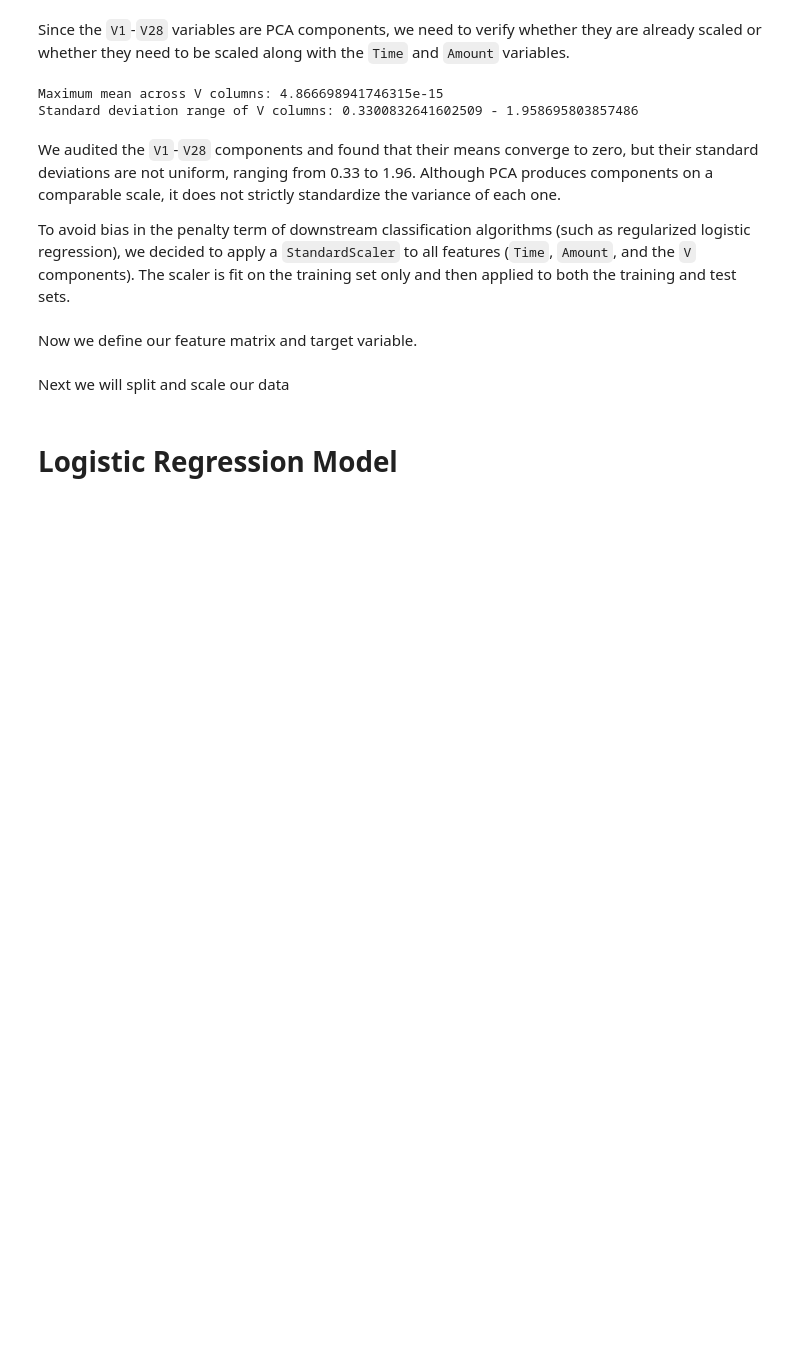
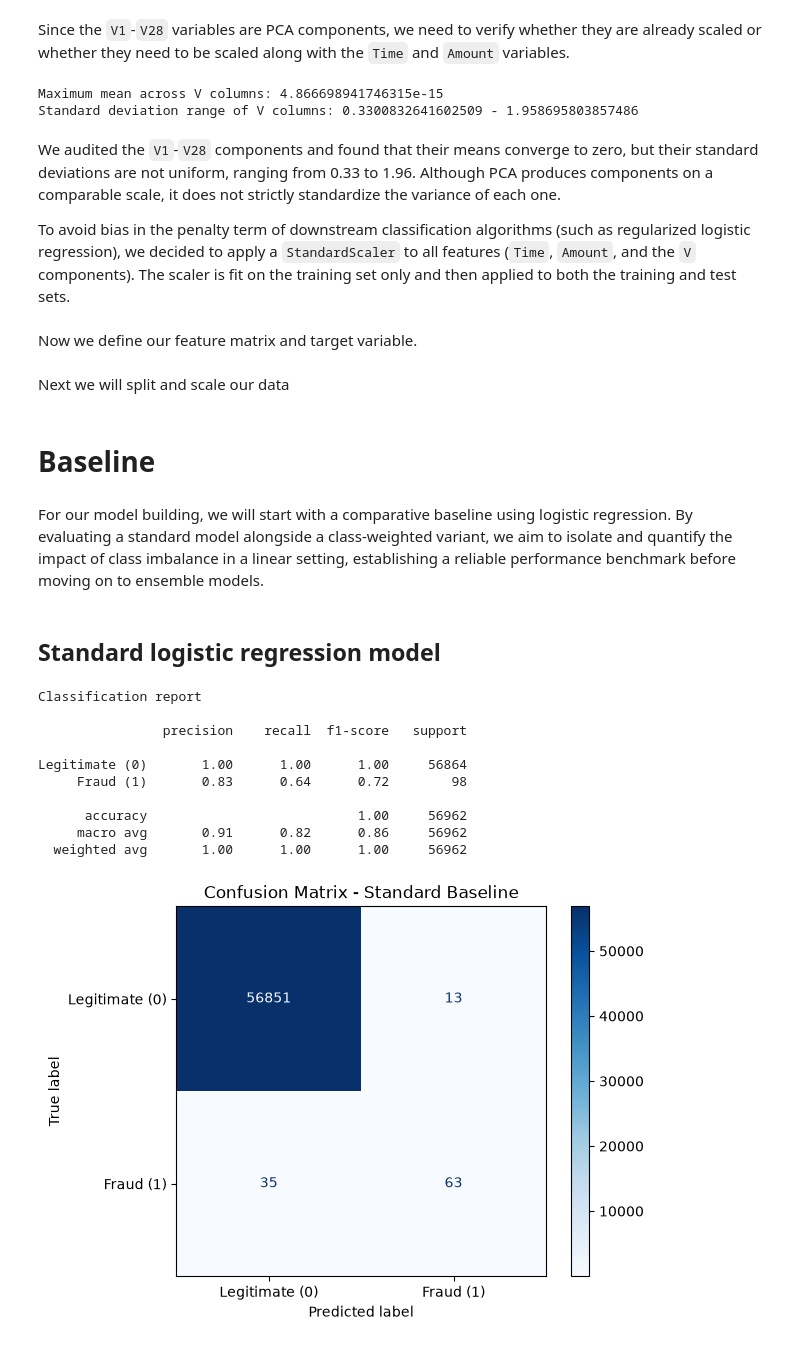
Before and after one commit to sgcuervo/credit-card-fraud-detection, a Jupyter notebook: credit-card-fraud-detection.ipynb, the cells around one changed output. Cells and saved outputs as stored; diff of their text form; code cells hidden in the pictures; blank space fills up the shorter version.

Commit message:
BASELINE MODELS

```diff
--- a/credit-card-fraud-detection.ipynb
+++ b/credit-card-fraud-detection.ipynb
@@ -229,4 +230,40 @@ scaler.fit(X_train)
 X_train = scaler.transform(X_train)
 X_test = scaler.transform(X_test)
 # %% [markdown]
-# Logistic Regression Model
+# Baseline
+# %% [markdown]
+For our model building, we will start with a comparative baseline using logistic regression. By evaluating a standard model alongside a class-weighted variant, we aim to isolate and quantify the impact of class imbalance in a linear setting, establishing a reliable performance benchmark before moving on to ensemble models.
+# %% [markdown]
+## Standard logistic regression model
+# %%
+# Model training
+standard_baseline = LogisticRegression(random_state=42)
+standard_baseline.fit(X_train, y_train)
+
+# Model predictions
+y_pred_standard = standard_baseline.predict(X_test)
+
+# Classification report
+print("Classification report")
+print()
+print(classification_report(y_test, y_pred_standard, target_names=['Legitimate (0)', 'Fraud (1)']))
+
+# Confusion Matrix
+standard_cm = confusion_matrix(y_test, y_pred_standard)
+disp = ConfusionMatrixDisplay(confusion_matrix=standard_cm, display_labels=['Legitimate (0)', 'Fraud (1)'])
+
+disp.plot(cmap=plt.cm.Blues)
+plt.title("Confusion Matrix - Standard Baseline")
+plt.show()
+# %% [output]
+Classification report
+
+                precision    recall  f1-score   support
+
+Legitimate (0)       1.00      1.00      1.00     56864
+     Fraud (1)       0.83      0.64      0.72        98
+
+      accuracy                           1.00     56962
+     macro avg       0.91      0.82      0.86     56962
+  weighted avg       1.00      1.00      1.00     56962
+[figure, added]
```
Also changed, not shown: parts of 3 cells of this notebook.
